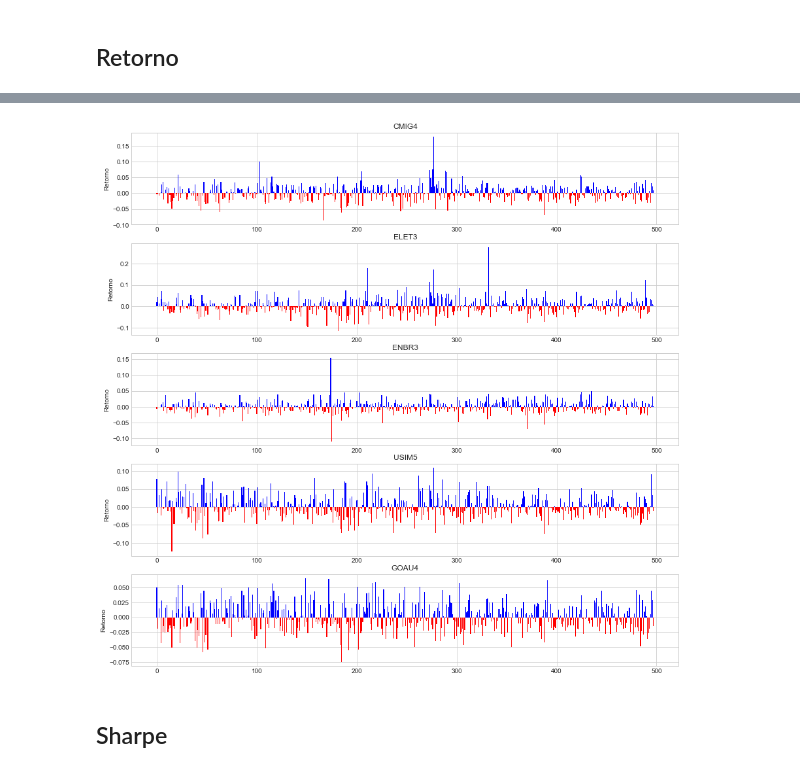
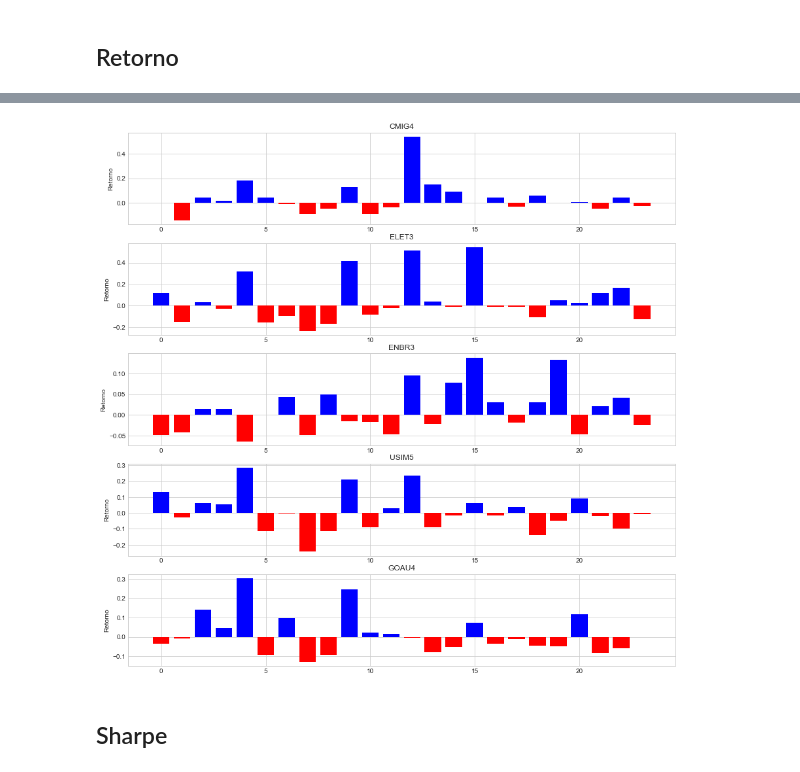
Before and after one commit to AlgotradingQueLucra/Trabalho-1, a Jupyter notebook: Primeira_2BAtividade_2BPr_C3_A1tica_2BAvaliativa.ipynb, the cells around one changed output, grey strips where cells are left out. Saved outputs shown, nothing was run; the diff lists cells and outputs as text; code cells hidden in the pictures.

Commit message:
Gráfico retorno por mês

```diff
--- a/Primeira_2BAtividade_2BPr_C3_A1tica_2BAvaliativa.ipynb
+++ b/Primeira_2BAtividade_2BPr_C3_A1tica_2BAvaliativa.ipynb
@@ -608,28 +632,24 @@ for acao in acoes:
 # %%
+acoes_mes_df = []
+for acao in acoes:
+    acoes_mes_df += [(acao,download_acao_m(acao,datetime.datetime(2017,9,1),datetime.datetime(2019,9,1)))]
+
 count = 0
-fig, axes = plt.subplots(len(acoes_df), 1, figsize=(15, 15))
-for acao in acoes_df:
-#     np.log(acao[1]['Close'][1:].values)-np.log(acao[1]['Close'][0:-1].values)
-#     retorno = acao[1]['Close'].diff().dropna()
-#     retorno = acao[1]['Close'].pct_change().dropna()
-#     df['p1'][1:].values/df['p1'][0:-1].values-1
+fig, axes = plt.subplots(len(acoes_mes_df), 1, figsize=(15, 15))
+for acao in acoes_mes_df:
 
     retorno = acao[1]['Close'][1:].values/acao[1]['Close'][:-1].values-1
-
-    acao[1]['Retorno']=100*np.concatenate(([0], retorno), axis=0)
-#     acao[1]['Retorno'] = retorno
     retorno[retorno < 0]=0
     axes[count].bar(np.arange(len(retorno)),retorno,color='blue')
 
-#     retorno = acao[1]['Close'].diff().dropna()
     retorno = acao[1]['Close'][1:].values/acao[1]['Close'][:-1].values-1
     retorno[retorno > 0] = 0
+    axes[count].bar(np.arange(len(retorno)),retorno,color='red')
+
     axes[count].set_title(acao[0])
-    axes[count].bar(np.arange(len(retorno)),retorno,color='red')
-#     axes[count].set_xlabel("Tempo")
     axes[count].set_ylabel("Retorno")
     count +=1
 
 plt.show()
 # %% [output]
-[figure, old version]
+[figure, new version]
```
Also changed, not shown: parts of 22 cells of this notebook.
